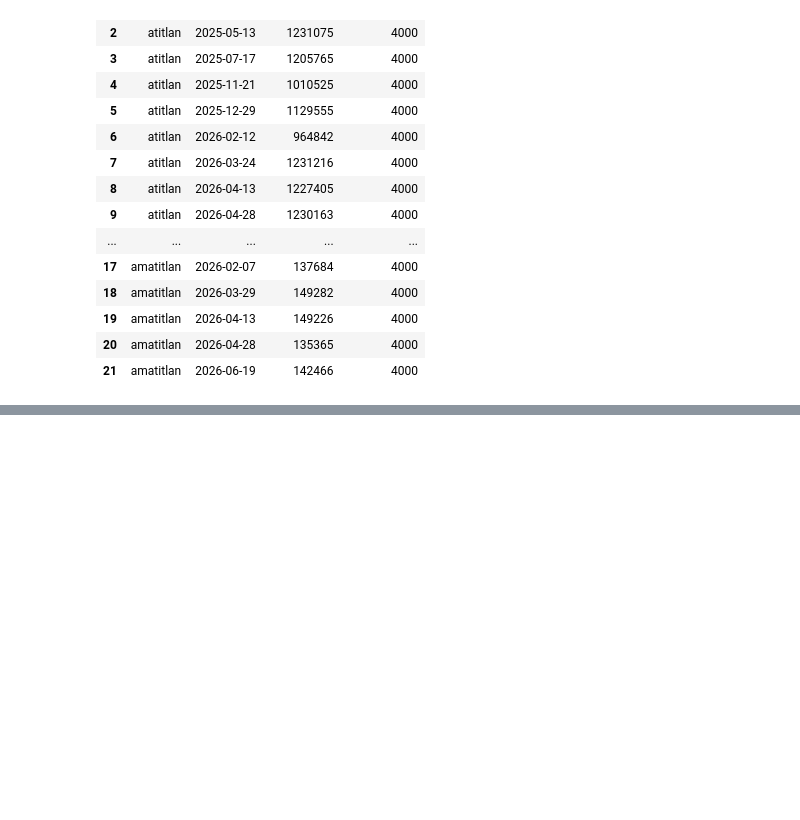
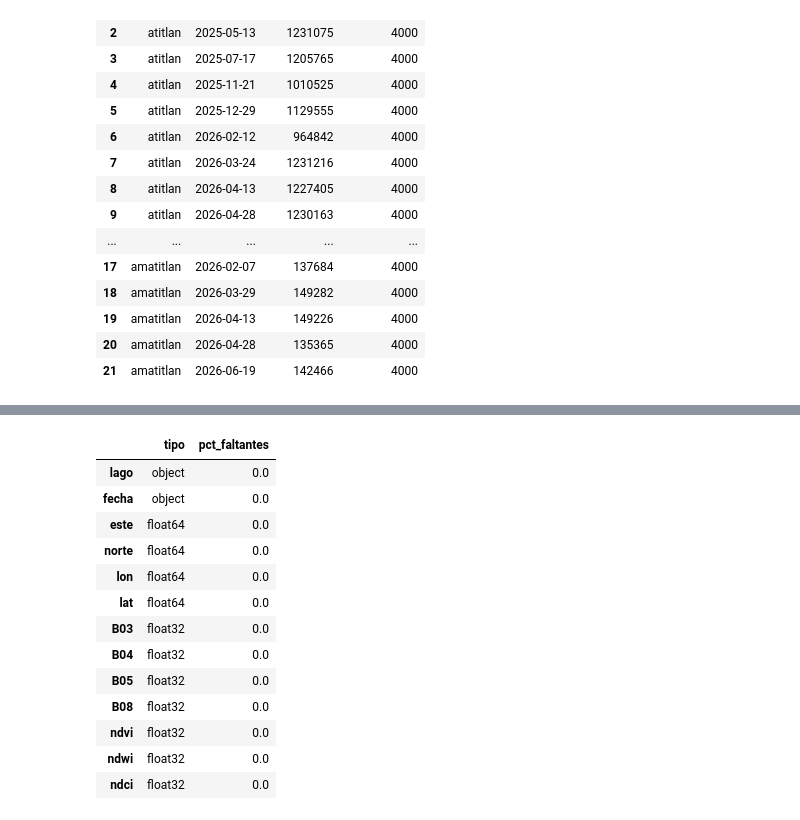
Before and after one commit to FerAHMz/lab4-ds, a Jupyter notebook: notebooks/lab4_parte2.ipynb, the cells around one changed output, grey strips where cells are left out. Drawn from its saved outputs; the diff is of its cells as text; code cells hidden in the pictures; blank space fills up the shorter version.

Commit message:
Parte 2 Ejercicio 1: resumen, análisis exploratorio y decisiones (incisos 1.4-1.6)

```diff
--- a/notebooks/lab4_parte2.ipynb
+++ b/notebooks/lab4_parte2.ipynb
@@ -176,0 +207,21 @@ limpieza
+# %%
+resumen_vars = pd.DataFrame({
+    "tipo": datos.dtypes.astype(str),
+    "pct_faltantes": (datos.isna().mean() * 100).round(2),
+})
+resumen_vars
+# %% [output]
+|  | tipo | pct_faltantes |
+| lago | object | 0.0 |
+| fecha | object | 0.0 |
+| este | float64 | 0.0 |
+| norte | float64 | 0.0 |
+| lon | float64 | 0.0 |
+| lat | float64 | 0.0 |
+| B03 | float32 | 0.0 |
+| B04 | float32 | 0.0 |
+| B05 | float32 | 0.0 |
+| B08 | float32 | 0.0 |
+| ndvi | float32 | 0.0 |
+| ndwi | float32 | 0.0 |
+| ndci | float32 | 0.0 |
```
Also changed, not shown: parts of 8 cells of this notebook.
